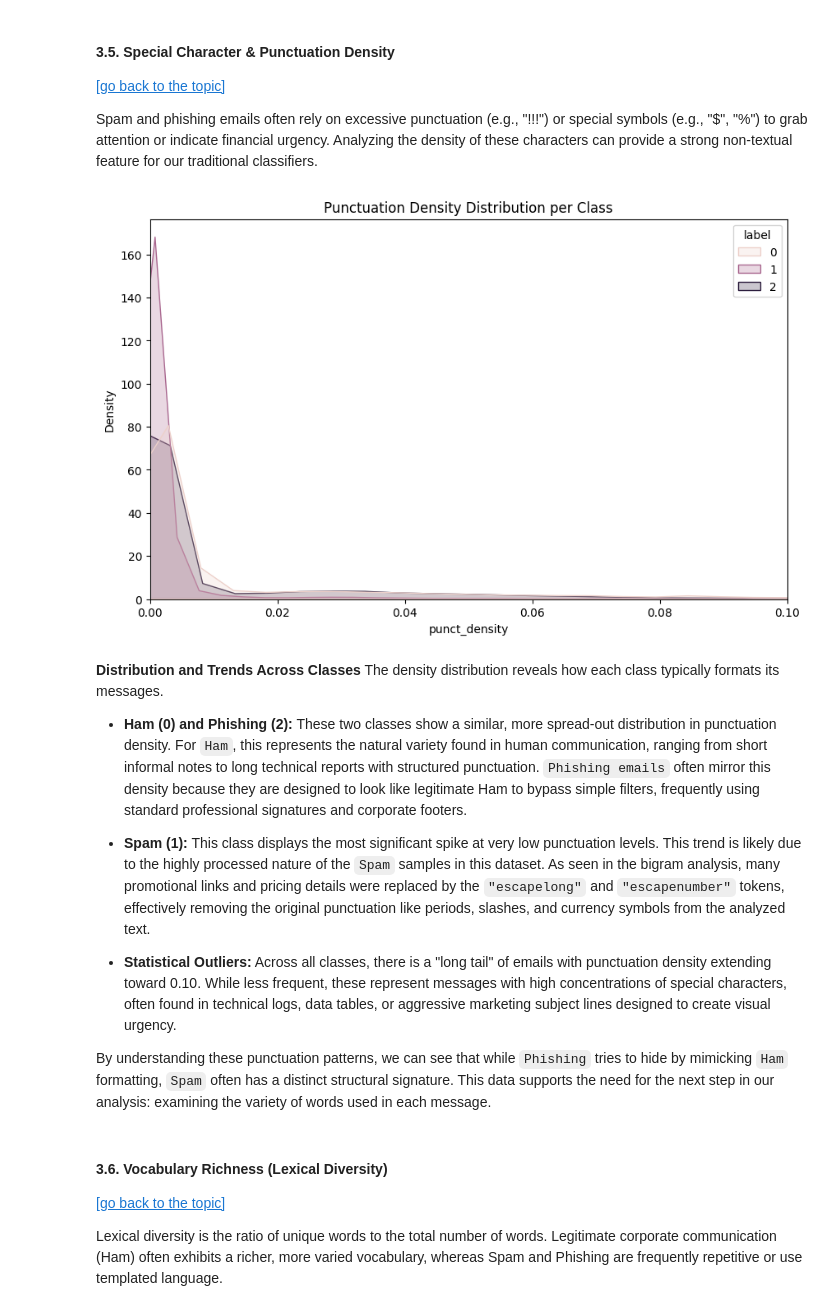
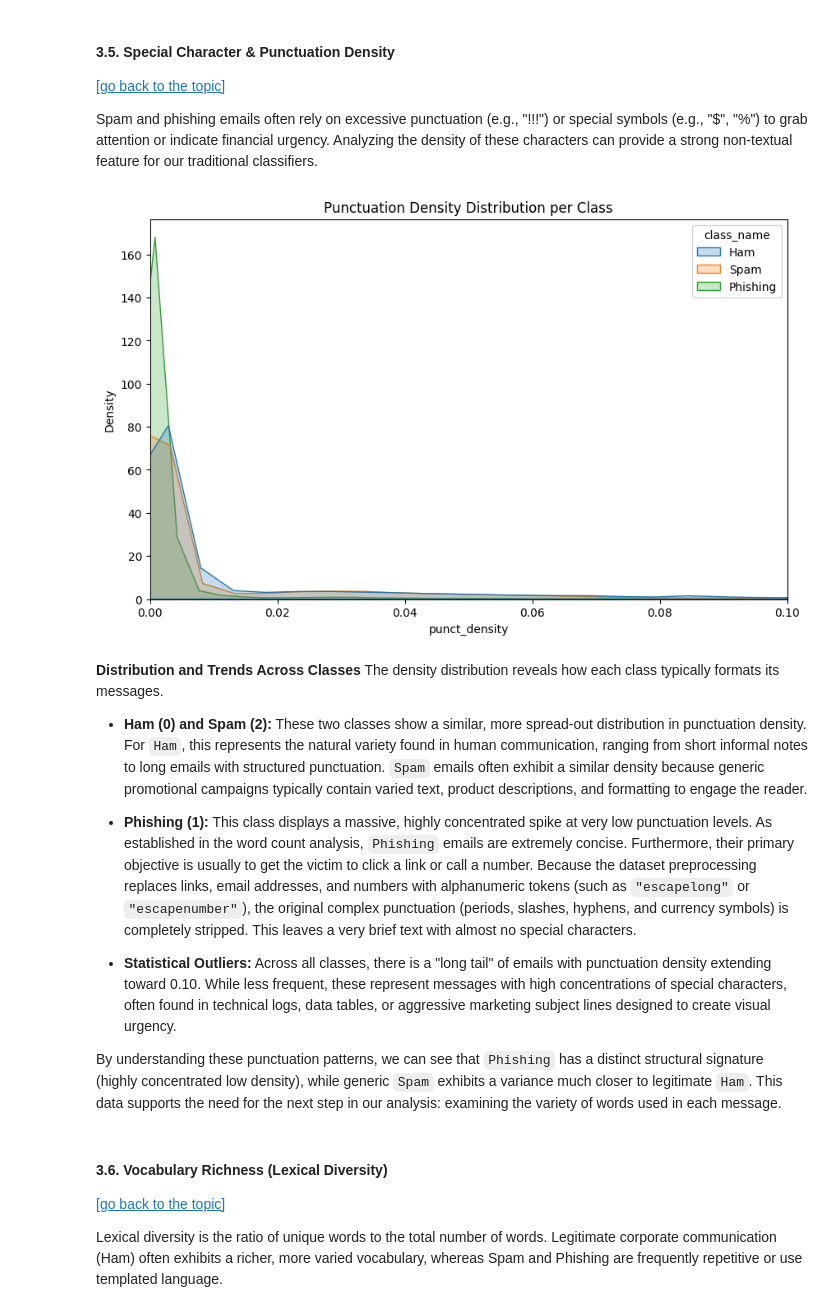
Before and after one commit to Alejandro-131004/Natural-Language-Processing, a Jupyter notebook: Project.ipynb, the cells around one changed output. Drawn from its saved outputs; the diff is of its cells as text; code cells hidden in the pictures.

```diff
--- a/Project.ipynb
+++ b/Project.ipynb
@@ -488,29 +498,35 @@ Spam and phishing emails often rely on excessive punctuation (e.g., "!!!") or sp
 # %%
 # Calculate percentage of special characters
 def count_special_chars(text):
     count = sum([1 for char in text if char in string.punctuation])
     return count / len(text) if len(text) > 0 else 0
 
 df['punct_density'] = df['text'].apply(count_special_chars)
 
+# Create a temporary column for a readable legend
+df['class_name'] = df['label'].map({0: 'Ham', 1: 'Phishing', 2: 'Spam'})
+
 plt.figure(figsize=(10, 6))
-sns.kdeplot(data=df, x='punct_density', hue='label', common_norm=False, fill=True)
+# Use the new 'class_name' column for the hue
+sns.kdeplot(data=df, x='punct_density', hue='class_name', common_norm=False, fill=True)
 plt.title('Punctuation Density Distribution per Class')
 plt.xlim(0, 0.1) # Zooming in on the most common range
 plt.show()
+
+# Drop the temporary column to keep the dataframe clean for the ML models
+df = df.drop(columns=['class_name'])
 # %% [output]
-[figure, old version]
+[figure, new version]
 # %% [markdown]
-**Distribution and Trends Across Classes**
-The density distribution reveals how each class typically formats its messages.
+**Distribution and Trends Across Classes** The density distribution reveals how each class typically formats its messages.
 
-- **Ham (0) and Phishing (2):** These two classes show a similar, more spread-out distribution in punctuation density. For `Ham`, this represents the natural variety found in human communication, ranging from short informal notes to long technical reports with structured punctuation. `Phishing emails` often mirror this density because they are designed to look like legitimate Ham to bypass simple filters, frequently using standard professional signatures and corporate footers.
+- **Ham (0) and Spam (2):** These two classes show a similar, more spread-out distribution in punctuation density. For `Ham`, this represents the natural variety found in human communication, ranging from short informal notes to long emails with structured punctuation. `Spam` emails often exhibit a similar density because generic promotional campaigns typically contain varied text, product descriptions, and formatting to engage the reader.
 
-- **Spam (1):** This class displays the most significant spike at very low punctuation levels. This trend is likely due to the highly processed nature of the `Spam` samples in this dataset. As seen in the bigram analysis, many promotional links and pricing details were replaced by the `"escapelong"` and `"escapenumber"` tokens, effectively removing the original punctuation like periods, slashes, and currency symbols from the analyzed text.
+- **Phishing (1):** This class displays a massive, highly concentrated spike at very low punctuation levels. As established in the word count analysis, `Phishing` emails are extremely concise. Furthermore, their primary objective is usually to get the victim to click a link or call a number. Because the dataset preprocessing replaces links, email addresses, and numbers with alphanumeric tokens (such as `"escapelong"` or `"escapenumber"`), the original complex punctuation (periods, slashes, hyphens, and currency symbols) is completely stripped. This leaves a very brief text with almost no special characters.
 
 - **Statistical Outliers:** Across all classes, there is a "long tail" of emails with punctuation density extending toward 0.10. While less frequent, these represent messages with high concentrations of special characters, often found in technical logs, data tables, or aggressive marketing subject lines designed to create visual urgency.
 
-By understanding these punctuation patterns, we can see that while `Phishing` tries to hide by mimicking `Ham` formatting, `Spam` often has a distinct structural signature. This data supports the need for the next step in our analysis: examining the variety of words used in each message.
+By understanding these punctuation patterns, we can see that `Phishing` has a distinct structural signature (highly concentrated low density), while generic `Spam` exhibits a variance much closer to legitimate `Ham`. This data supports the need for the next step in our analysis: examining the variety of words used in each message.
 # %% [markdown]
 #### 3.6. Vocabulary Richness (Lexical Diversity)
 [[go back to the topic]](#3-exploratory-data-analysis-eda)
```
Also changed, not shown: parts of 33 cells of this notebook, 1 other file.
